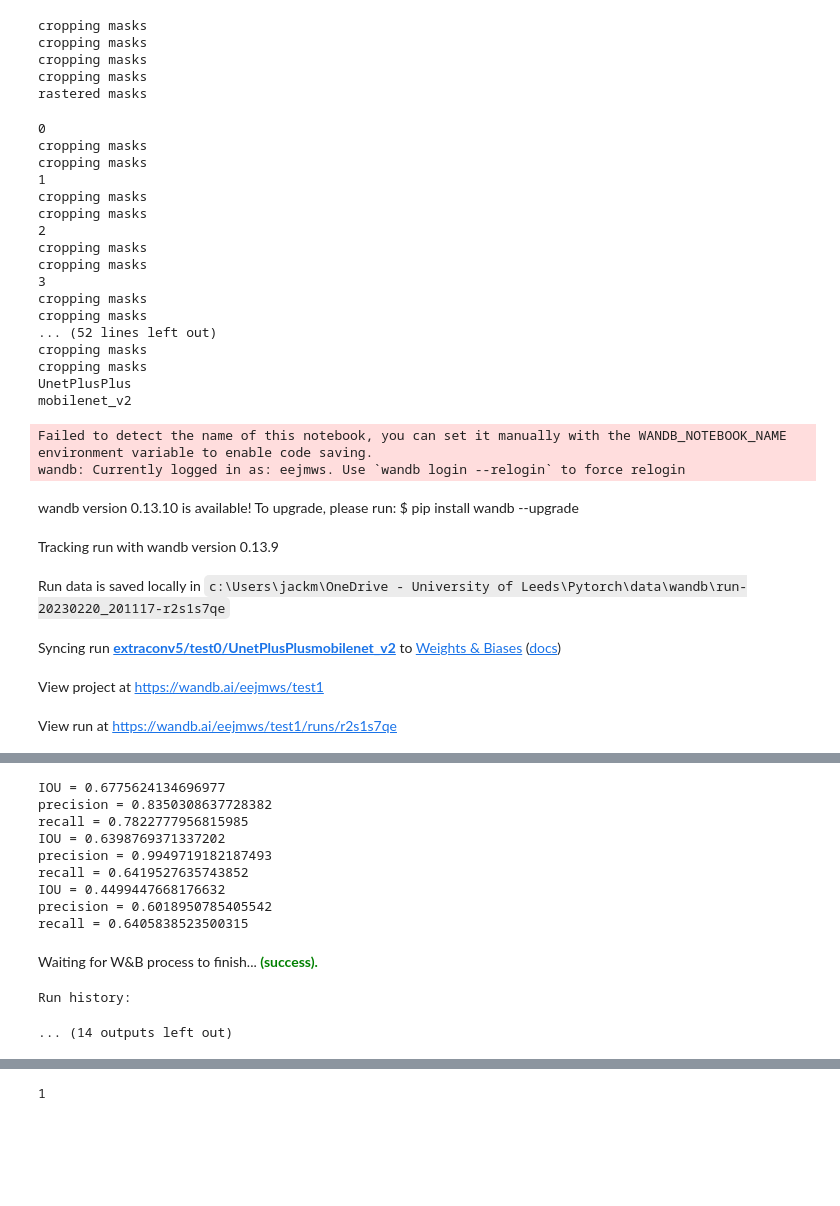
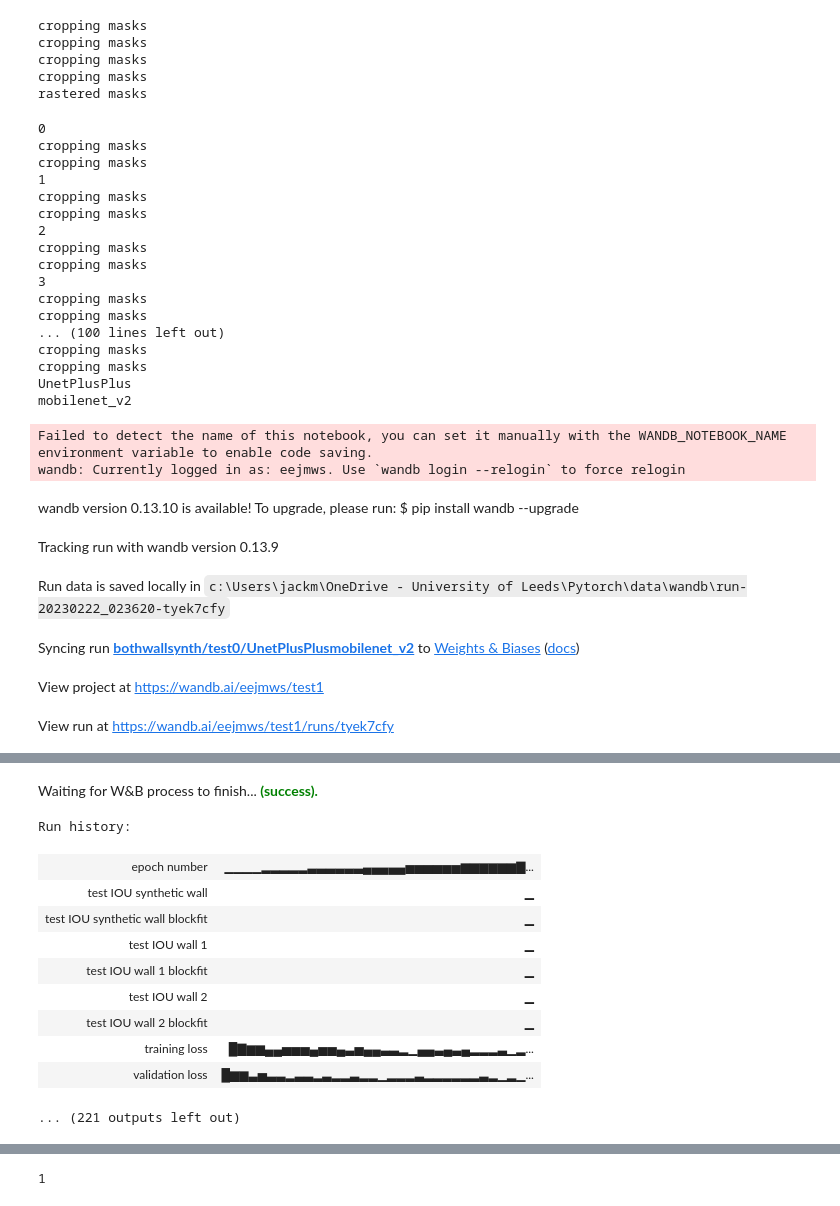
Before and after one commit to Mysterymanreturns/MasonryDefectSegmentation, a Jupyter notebook: testcropped.ipynb, the cells around one changed output, grey strips where cells are left out. Cells and saved outputs as stored; diff of their text form; code cells hidden in the pictures; blank space fills up the shorter version.

```diff
--- a/testcropped.ipynb
+++ b/testcropped.ipynb
@@ -2,7 +2,7 @@
 #test synthetic damagelevel vs real
 import numpy as np
 from tabulate import tabulate
-from UNETextraconv import unet
+from UNET import unet
 #from UNETdouble import unetdouble
 #from custommodel1 import custommodel1
 from raster import raster
@@ -43,11 +43,11 @@ os.chdir("../data/")
 # double vs single unet
 # varying proportions of 3 datasets
 
-name = "extraconv5"#"syntheticdata_proportion_wall1_21"
-description = "assessing performance of extra conv network "
+name = "bothwallsynth"#"syntheticdata_proportion_wall1_21"
+description = "assessing performance of both walldata "
 saveloclist = [name+'/test0/']#['1test1/','1test2/','1test3/','1test4/','test5/','test6/','test7/','test8/','test9/','test10/','test11/','test12/','test13/','test14/','test15/','test16/','test17/','test18/','test19/','test20/','test21/','test22/','test23/','test24/','test25/','test26/','test27/','test28/','test29/','test30/','test31/','test32/']#,'testideal4/','testideal5/']
-synthproplist = [0]#,0,0]#[0,1,0,1]#[1,0,1,0,0.5,0,0,0,0.5,0.5]
-wall1proplist = [0]#,1,1]#[0.5,1,1,0]#[1,0,0,1,0,0.5,0,0.5,0,0.5]
+synthproplist = [1]#,0,0]#[0,1,0,1]#[1,0,1,0,0.5,0,0,0,0.5,0.5]
+wall1proplist = [1]#,1,1]#[0.5,1,1,0]#[1,0,0,1,0,0.5,0,0.5,0,0.5]
 wall2proplist = [1]#,0,1]#[0.5,0,1,1]#[1,1,0,0,1,1,0.5,0.5,0,0,0.5]
 
 notests = 5#20
@@ -57,7 +57,7 @@ testrange = 1
 for l in range(0,notests,1):
     saveloclist.append(name+'/test{}/'.format(l*testrange/notests))
     synthproplist.append(l*testrange/notests)
-    wall1proplist.append(0)
+    wall1proplist.append(1)
     wall2proplist.append(1)
 
 testmaskfile = "testmask.tiff"
@@ -433,19 +433,19 @@ for synthprop,wall1prop,wall2prop, saveloc in zip(synthproplist,wall1proplist,wa
 
 
     encoderstotest = ['mobilenet_v2',  'resnet34']#,'resnet18','resnext50_32x4d']
-    networkstotest = ['UnetPlusPlus']#,'UnetPlusPlus','DeepLabV3','Unet']
+    networkstotest = ['UnetPlusPlus','Unet']#,'DeepLabV3','Unet']
     test = 1
     n = 0
 
     transparams = [
-      #  A.GridDistortion (num_steps=5, p=0.8),
+        A.GridDistortion (num_steps=5, p=0.8),
         A.RandomSizedCrop([64,1024], 256, 256, w2h_ratio = 1, p=1.0),
         A.HorizontalFlip(p=0.5),
         A.VerticalFlip(p=0.5),
         A.RandomBrightnessContrast(p=0.2, brightness_limit =0.5, contrast_limit = 0.5),
         A.RandomBrightnessContrast(p=0.7, brightness_limit =0.2, contrast_limit = 0.2),
         A.GaussNoise(p=0.7, var_limit=[0,0.15]),
-     #   A.ElasticTransform(p=0.8, alpha=500, sigma=40, alpha_affine=8),
+        A.ElasticTransform(p=0.8, alpha=500, sigma=40, alpha_affine=8),
 
     ]
 
@@ -497,18 +497,18 @@ for synthprop,wall1prop,wall2prop, saveloc in zip(synthproplist,wall1proplist,wa
 
 
                         # try:
+            try:
+                iou_score,precision,recall,epochsf, iou_score2, iou_scoresynthetic = unet(runname,description,synthprop,wall1prop,wall2prop,test, inno, batch, path, nepochs, network, encoder, pretrain, dimrun, transparams, transparamsv)
+                print(network)
+                print(encoder)
+                print(wall1prop)
+                print(wall2prop)
+                print(synthprop)
+                print(iou_score)
+                table.append([network, encoder, epochsf, iou_score,iou_score2,iou_scoresynthetic, precision, recall, dimrun, wall1prop, wall2prop, synthprop, False, damagelevel])
 
-            iou_score,precision,recall,epochsf, iou_score2, iou_scoresynthetic = unet(runname,description,synthprop,wall1prop,wall2prop,test, inno, batch, path, nepochs, network, encoder, pretrain, dimrun, transparams, transparamsv)
-            print(network)
-            print(encoder)
-            print(wall1prop)
-            print(wall2prop)
-            print(synthprop)
-            print(iou_score)
-            table.append([network, encoder, epochsf, iou_score,iou_score2,iou_scoresynthetic, precision, recall, dimrun, wall1prop, wall2prop, synthprop, False, damagelevel])
-
-            # except:
-            #     print('An error occured during training or testing')
+            except:
+                 print('An error occured during training or testing')
 
 
 
@@ -552,7 +552,7 @@ cropping masks
 3
 cropping masks
 cropping masks
-... (52 lines left out)
+... (100 lines left out)
 cropping masks
 cropping masks
 UnetPlusPlus
@@ -561,8 +561,8 @@ Failed to detect the name of this notebook, you can set it manually with the WAN
 wandb: Currently logged in as: eejmws. Use `wandb login --relogin` to force relogin
 wandb version 0.13.10 is available! To upgrade, please run: $ pip install wandb --upgrade
 Tracking run with wandb version 0.13.9
-Run data is saved locally in c:\Users\jackm\OneDrive - University of Leeds\Pytorch\data\wandb\run-20230220_201117-r2s1s7qe
+Run data is saved locally in c:\Users\jackm\OneDrive - University of Leeds\Pytorch\data\wandb\run-20230222_023620-tyek7cfy
-Syncing run extraconv5/test0/UnetPlusPlusmobilenet_v2 to Weights & Biases (docs)
+Syncing run bothwallsynth/test0/UnetPlusPlusmobilenet_v2 to Weights & Biases (docs)
 View project at https://wandb.ai/eejmws/test1
-View run at https://wandb.ai/eejmws/test1/runs/r2s1s7qe
+View run at https://wandb.ai/eejmws/test1/runs/tyek7cfy
 cuda
@@ -585,15 +585,15 @@ epoch: 299 training loss:  0.440   test loss:  0.305
+Waiting for W&B process to finish... (success).
-IOU = 0.6775624134696977
-precision = 0.8350308637728382
-recall = 0.7822777956815985
-IOU = 0.6398769371337202
-precision = 0.9949719182187493
-recall = 0.6419527635743852
-IOU = 0.4499447668176632
-precision = 0.6018950785405542
-recall = 0.6405838523500315
+Run history:
-Waiting for W&B process to finish... (success).
+| epoch number | ▁▁▁▁▂▂▂▂▂▃▃▃▃▃▃▄▄▄▄▄▅▅▅▅▅▅▆▆▆▆▆▆▇... |
+| test IOU synthetic wall | ▁ |
+| test IOU synthetic wall blockfit | ▁ |
+| test IOU wall 1 | ▁ |
+| test IOU wall 1 blockfit | ▁ |
+| test IOU wall 2 | ▁ |
+| test IOU wall 2 blockfit | ▁ |
+| training loss | █▇▆▆▄▄▅▅▅▄▅▅▄▃▅▄▄▃▃▂▁▄▄▃▄▃▄▂▂▂▃▁▂... |
+| validation loss | █▆▆▃▅▃▃▂▃▃▂▃▂▂▃▂▂▁▂▂▂▃▂▂▂▂▂▂▃▂▁▂▁... |
-Run history:
+... (221 outputs left out)
-... (14 outputs left out)
 # %%
 conda install wandb
 # %% [output]
```
Also changed, not shown: parts of 5 cells of this notebook.
